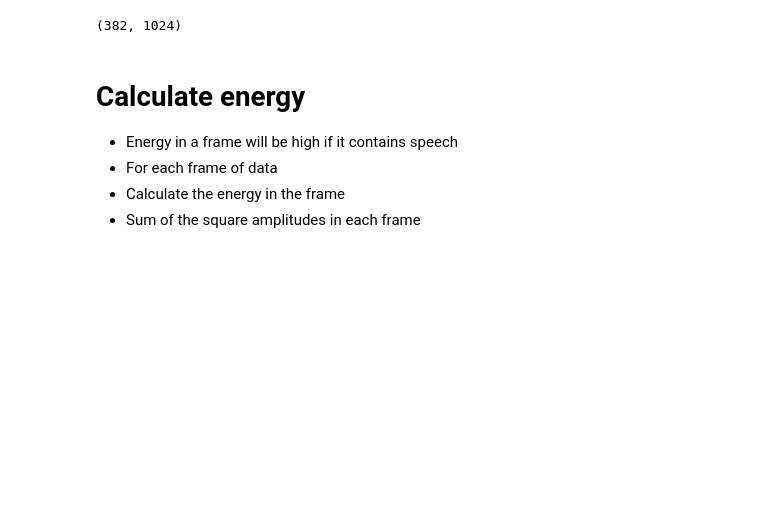
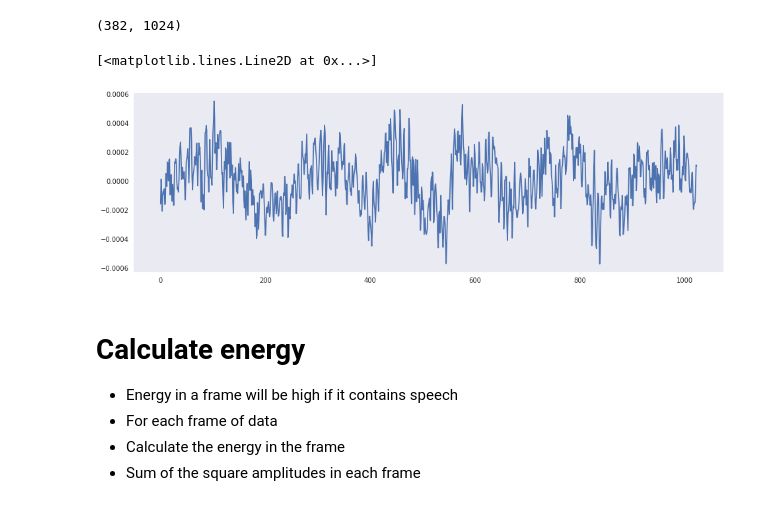
Before and after one commit to stevecassidy/reproducability-speech-analysis, a Jupyter notebook: lectures/L06 Signal Processing.ipynb, the cells around one changed output. Saved outputs shown, nothing was run; the diff lists cells and outputs as text; code cells hidden in the pictures; blank space fills up the shorter version.

```diff
--- a/lectures/L06 Signal Processing.ipynb
+++ b/lectures/L06 Signal Processing.ipynb
@@ -50,6 +51,11 @@ frames = librosa.util.frame(x, frame_length=frame_length, hop_length=hop_length)
 frames.shape
 # %% [output]
 (382, 1024)
+# %%
+plt.plot(frames[1])
+# %% [output]
+[<matplotlib.lines.Line2D at 0x...>]
+[figure, added]
 # %% [markdown]
 # Calculate energy
 
```
Also changed, not shown: parts of 5 cells of this notebook, 11 other files.
